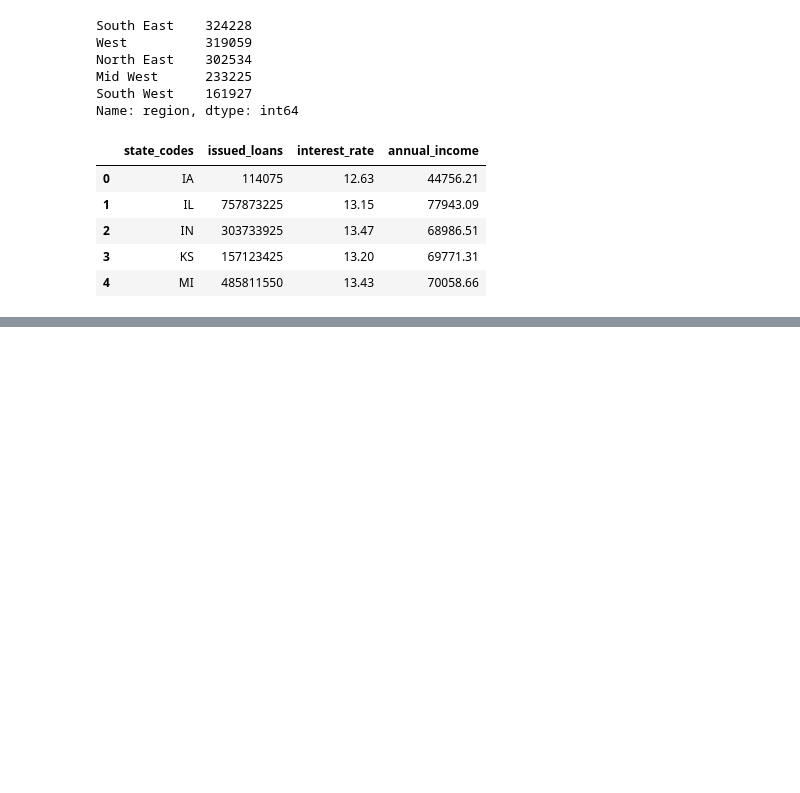
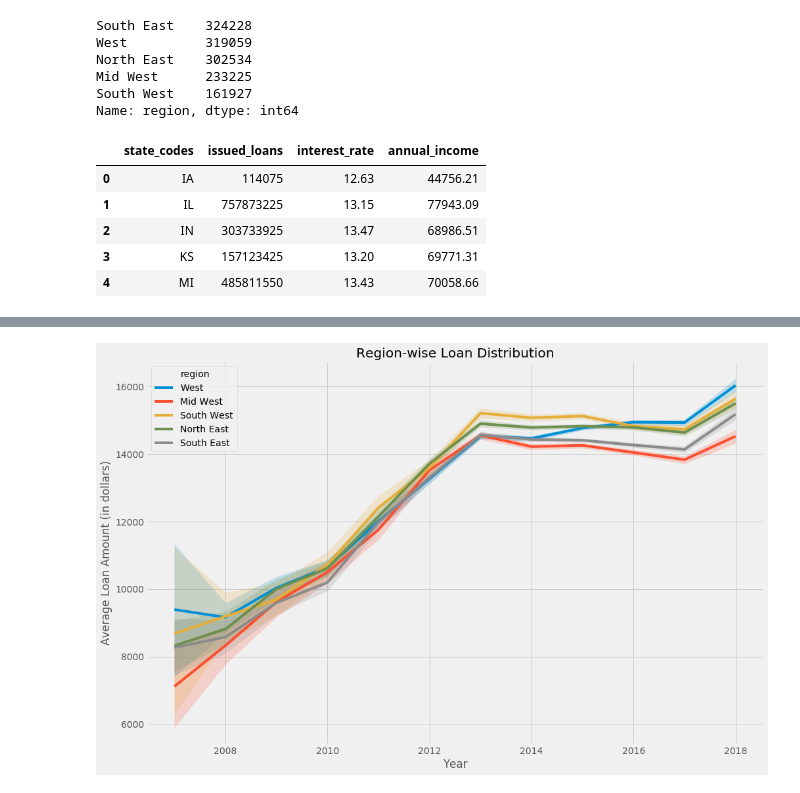
Before and after one commit to sanatanonline/pynb-codes, a Jupyter notebook: src/lending club/02 Initial EDA.ipynb, the cells around one changed output, grey strips where cells are left out. Cells and saved outputs as stored; diff of their text form; code cells hidden in the pictures; blank space fills up the shorter version.

```diff
--- a/src/lending club/02 Initial EDA.ipynb
+++ b/src/lending club/02 Initial EDA.ipynb
@@ -251,0 +251,13 @@ iplot(fig, filename='d3-cloropleth-map')
+# %%
+plt.style.use('fivethirtyeight')
+plt.figure(figsize=(15, 10))
+
+sns.lineplot(x=loan_data['issue_d'].dt.year, y="loan_amnt", hue="region", data=loan_data)
+
+plt.title('Region-wise Loan Distribution')
+plt.xlabel('Year')
+plt.ylabel('Average Loan Amount (in dollars)')
+
+plt.show()
+# %% [output]
+[figure, added]
```
Also changed, not shown: parts of 1 cell of this notebook, 1 other file.
